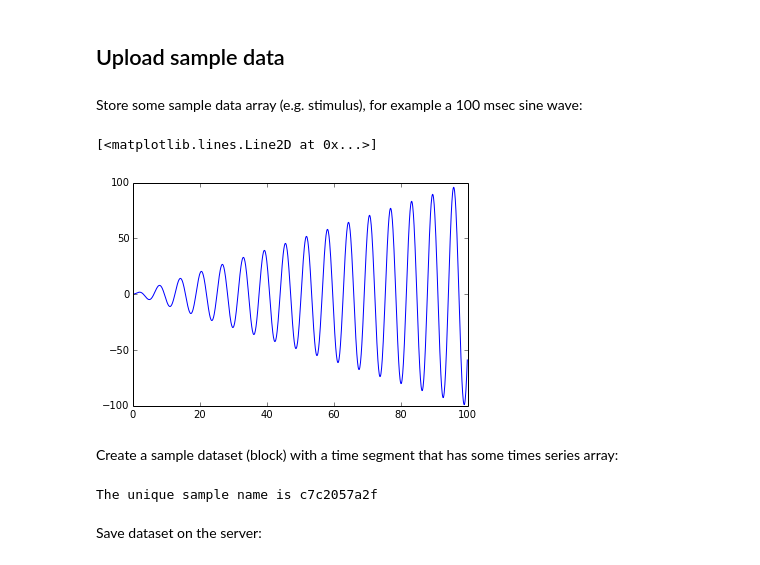
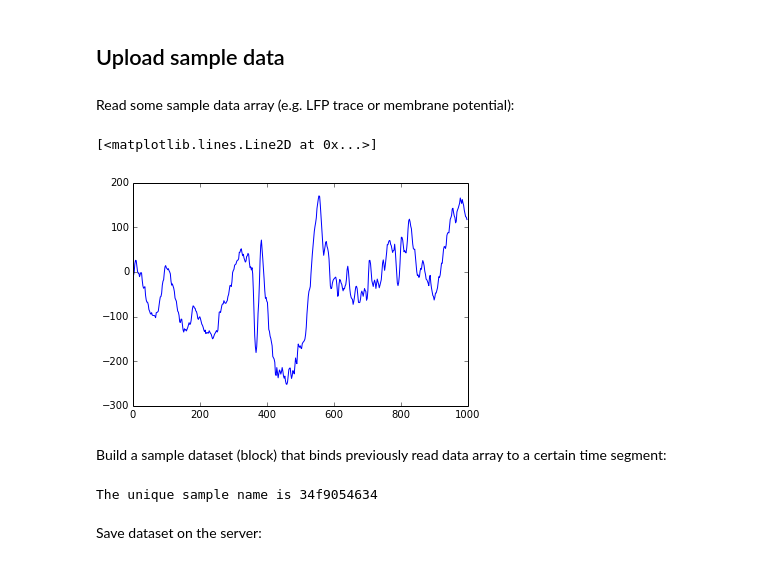
Before and after one commit to asobolev/python-gnode-client, a Jupyter notebook: gnodeclient/examples/Demo.ipynb, the cells around one changed output. Cells and saved outputs as stored; diff of their text form; code cells hidden in the pictures.

Commit message:
added real LFP signal to demo

```diff
--- a/gnodeclient/examples/Demo.ipynb
+++ b/gnodeclient/examples/Demo.ipynb
@@ -9,26 +9,36 @@ from gnodeclient import session, Model
 g = session.create(location="http://beta.g-node.org", username="demo", password="pass")
 # %% [markdown]
 ## Upload sample data
-# %% [markdown]
-Store some sample data array (e.g. stimulus), for example a 100 msec sine wave:
+# %% [markdown]
+Read some sample data array (e.g. LFP trace or membrane potential):
 # %%
 import numpy as np
 import quantities as pq
 import matplotlib.pyplot as plt
 
+# read sample data (LFP) from file
+with open('sample.dat', 'r') as f:
+    line = f.readlines()[0]
+
+line = line.split(" ")
+for i in range(line.count('')):
+    line.remove('')
+line = [float(el) for el in line]
+
+# plot the signal
+sampling_rate = 500.0 * pq.Hz
 start = 0.0 * pq.ms
-duration = 100.0 * pq.ms
-sampling_rate = 10000.0 * pq.Hz
+duration = start + len(line)/sampling_rate
 
 ticks = np.arange(start, start + duration, 0.0 * pq.ms + 1/sampling_rate)
-data = pq.Quantity(np.sin(ticks) * ticks, units="mV")
+data = pq.Quantity(line, units="mV")
 
 plt.plot(ticks, data)
 # %% [output]
 [<matplotlib.lines.Line2D at 0x...>]
-[figure, old version]
+[figure, new version]
 # %% [markdown]
-Create a sample dataset (block) with a time segment that has some times series array:
+Build a sample dataset (block) that binds previously read data array to a certain time segment:
 # %%
 import uuid
 
@@ -51,7 +61,7 @@ signal = neo.AnalogSignal(**signal_params)
 signal.segment = segment
 segment.analogsignals.append(signal)
 # %% [output]
-The unique sample name is c7c2057a2f
+The unique sample name is 34f9054634
 # %% [markdown]
 Save dataset on the server:
 # %%
```
Also changed, not shown: parts of 2 cells of this notebook, 1 other file.
